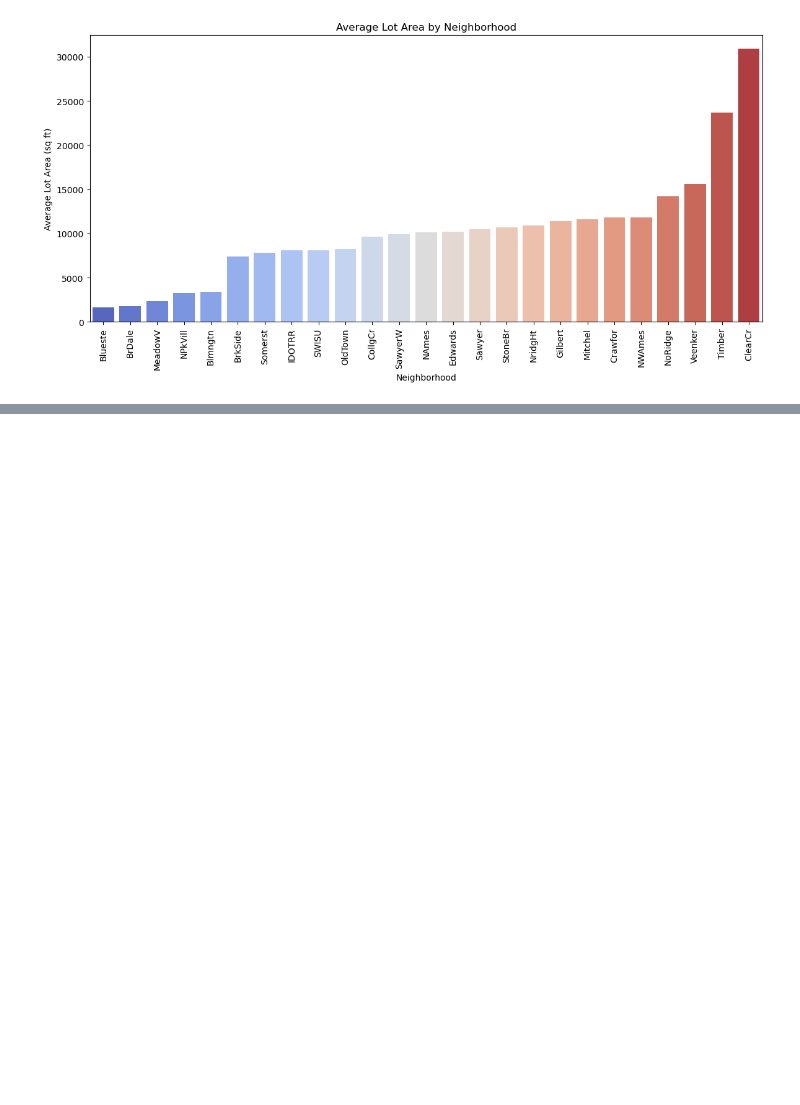
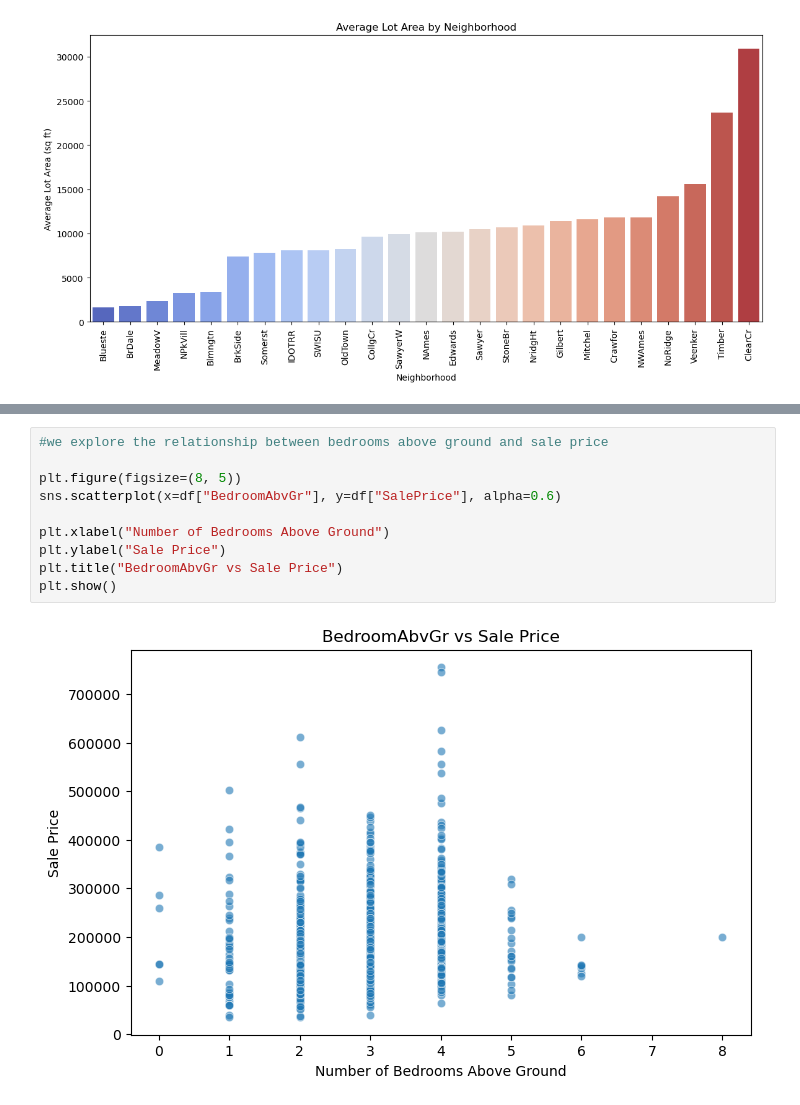
Before and after one commit to Dmitry-SQL/Business-Analytics-Immersion, a Jupyter notebook: exploratory analysis.ipynb, the cells around one changed output, grey strips where cells are left out. Saved outputs shown, nothing was run; the diff lists cells and outputs as text; blank space fills up the shorter version.

```diff
--- a/exploratory analysis.ipynb
+++ b/exploratory analysis.ipynb
@@ -319,0 +354,12 @@ Passing `palette` without assigning `hue` is deprecated and will be removed in v
+# %%
+#we explore the relationship between bedrooms above ground and sale price
+
+plt.figure(figsize=(8, 5))
+sns.scatterplot(x=df["BedroomAbvGr"], y=df["SalePrice"], alpha=0.6)
+
+plt.xlabel("Number of Bedrooms Above Ground")
+plt.ylabel("Sale Price")
+plt.title("BedroomAbvGr vs Sale Price")
+plt.show()
+# %% [output]
+[figure, added]
```
Also changed, not shown: parts of 8 cells of this notebook.
